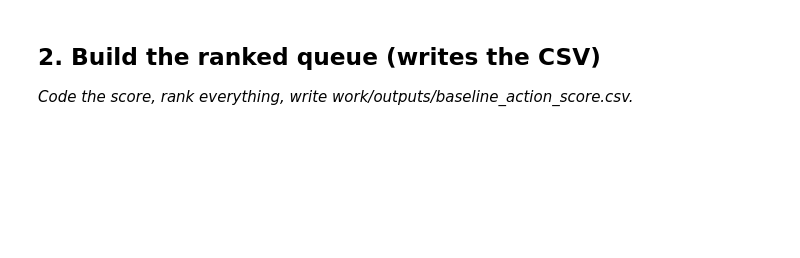
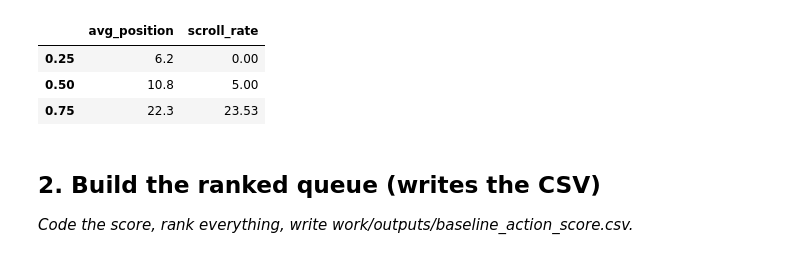
Before and after one commit to haneen06-blip/flyrank-assiment, a Jupyter notebook: work/notebooks/w04_baseline_score.ipynb, the cells around one changed output. Drawn from its saved outputs; the diff is of its cells as text; code cells hidden in the pictures; blank space fills up the shorter version.

```diff
--- a/work/notebooks/w04_baseline_score.ipynb
+++ b/work/notebooks/w04_baseline_score.ipynb
@@ -16,3 +159,10 @@ This skeleton is yours to fill. Work the sections **in order** — each one has
+# %%
+df[["avg_position", "scroll_rate"]].quantile([0.25, 0.50, 0.75])
+# %% [output]
+|  | avg_position | scroll_rate |
+| 0.25 | 6.2 | 0.00 |
+| 0.50 | 10.8 | 5.00 |
+| 0.75 | 22.3 | 23.53 |
 # %% [markdown]
 ## 2. Build the ranked queue (writes the CSV)
 
```
Also changed, not shown: parts of 13 cells of this notebook.
